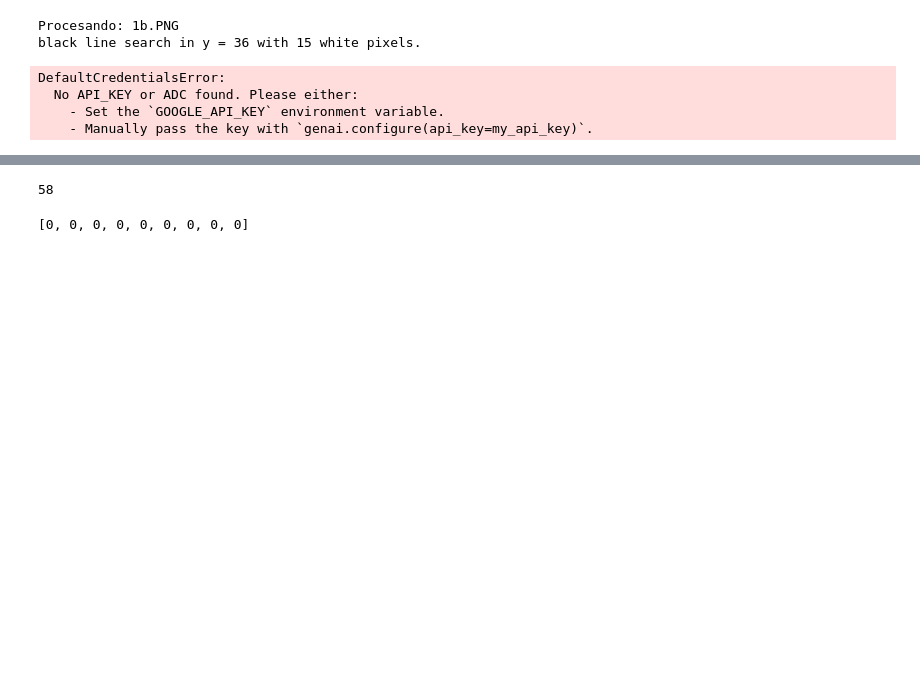
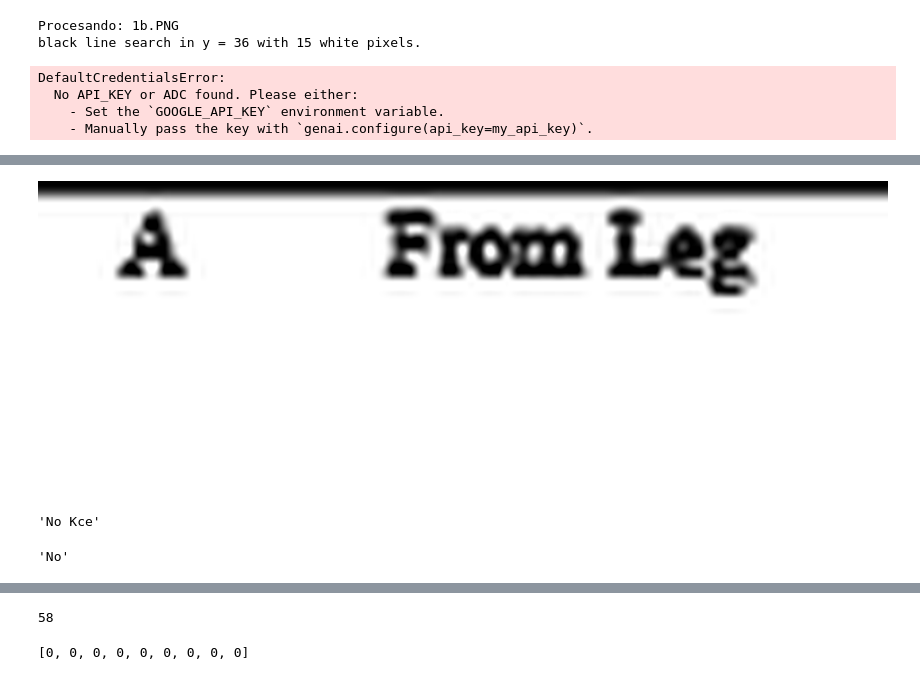
Before and after one commit to Juan1401123/FlyCowOCRD, a Jupyter notebook: test.ipynb, the cells around one changed output, grey strips where cells are left out. Drawn from its saved outputs; the diff is of its cells as text; code cells hidden in the pictures; blank space fills up the shorter version.

```diff
--- a/test.ipynb
+++ b/test.ipynb
@@ -108,0 +426,2 @@ genai.configure(api_key=apikey)
+# %%
+image_array = np.array(resized_crop)
@@ -206,0 +532,3 @@ DefaultCredentialsError:
+# %%
+reader = easyocr.Reader(['en'])
+import cv2
@@ -206,0 +633,4 @@ DefaultCredentialsError:
+# %%
+resized_crop
+# %% [output]
+[figure, added]
@@ -206,0 +646,4 @@ DefaultCredentialsError:
+# %%
+text
+# %% [output]
+'No Kce'
@@ -206,0 +652,4 @@ DefaultCredentialsError:
+# %%
+keyword
+# %% [output]
+'No'
```
Also changed, not shown: parts of 27 cells of this notebook, 5 other files.
